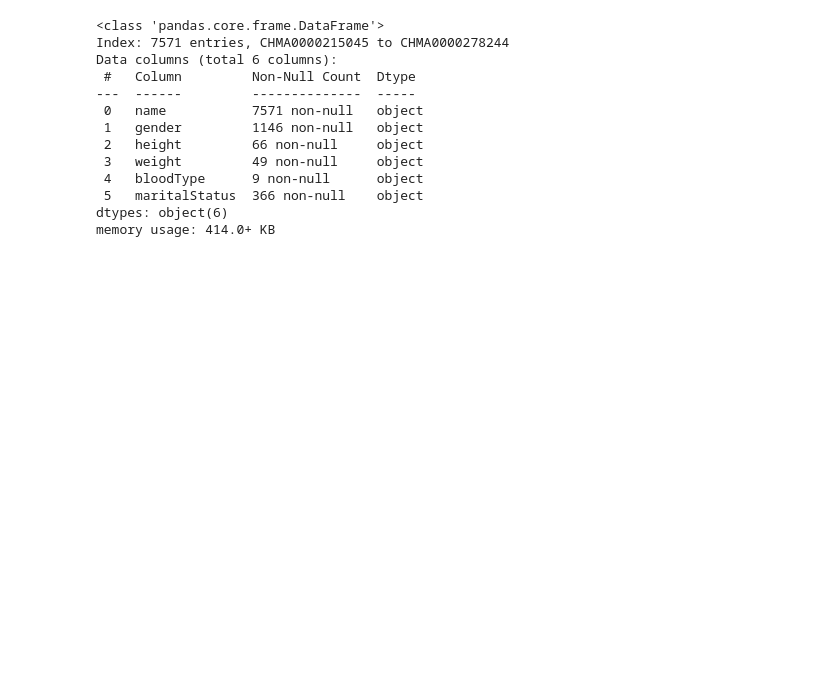
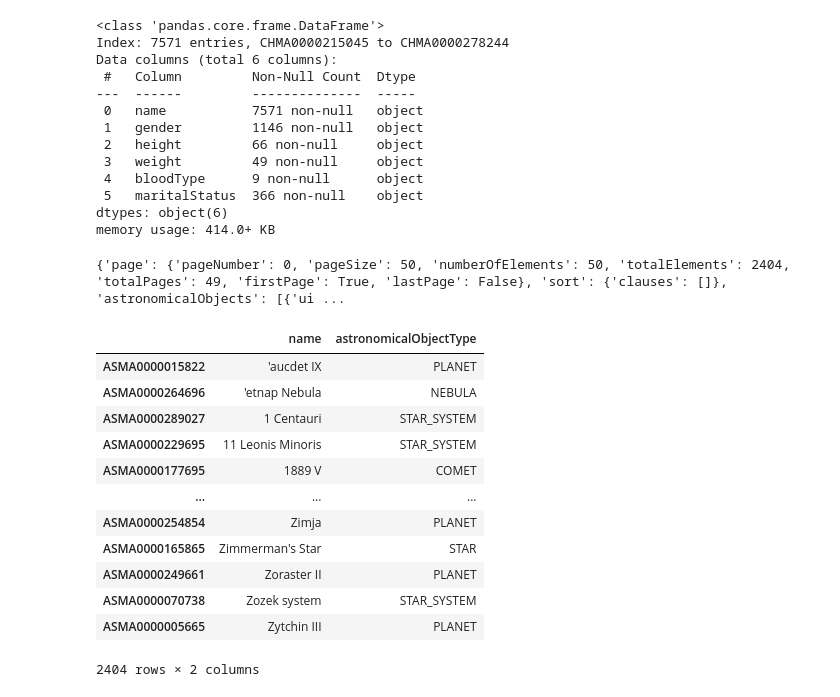
Before and after one commit to wesiswes629/wookiestapi, a Jupyter notebook: strek/notebooks/startrek.ipynb, the cells around one changed output. Cells and saved outputs as stored; diff of their text form; code cells hidden in the pictures; blank space fills up the shorter version.

Commit message:
st astronomical objects parquet

```diff
--- a/strek/notebooks/startrek.ipynb
+++ b/strek/notebooks/startrek.ipynb
@@ -116,3 +116,52 @@ memory usage: 414.0+ KB
 # save star trek characters to parquet
 
 st_chars.to_parquet('C:/Users/musta/Documents/DA8/Capstone/wookiestapi/WPscraped/StarTrek_Characters.parquet', index=False)
+# %%
+# try search for astronomical objects
+
+criteria = stapi.search_criteria.AstronomicalObjectSearchCriteria(pageNumber=0, pageSize=500, sort="")
+response = stapi.RestClient().astronomicalObject.search(criteria)
+print(response)
+# %% [output]
+{'page': {'pageNumber': 0, 'pageSize': 50, 'numberOfElements': 50, 'totalElements': 2404, 'totalPages': 49, 'firstPage': True, 'lastPage': False}, 'sort': {'clauses': []}, 'astronomicalObjects': [{'ui ...
+# %%
+# creating a loop to run continuously to pull all astronomical objects to a dictionary
+
+astronomical_objects = {}
+page_number = 0
+page_size = 100
+
+while True:
+    criteria = stapi.search_criteria.AstronomicalObjectSearchCriteria(pageNumber=page_number, pageSize=page_size, sort="")
+    response = stapi.RestClient().astronomicalObject.search(criteria)
+    if not response['astronomicalObjects']:
+        break
+    for astronomical_object in response['astronomicalObjects']:
+        astronomical_objects[astronomical_object['uid']] = {
+            'name': astronomical_object['name'],
+            'astronomicalObjectType': astronomical_object.get('astronomicalObjectType')
+        }
+    page_number += 1
+# %%
+# create a dataframe from the star trek astronomical dictionary
+st_astro = pd.DataFrame(astronomical_objects)
+
+# transpose dataframe
+st_astro = st_astro.T
+# %%
+# view dataframe
+st_astro
+# %% [output]
+|  | name | astronomicalObjectType |
+| ASMA0000015822 | 'aucdet IX | PLANET |
+| ASMA0000264696 | 'etnap Nebula | NEBULA |
+| ASMA0000289027 | 1 Centauri | STAR_SYSTEM |
+| ASMA0000229695 | 11 Leonis Minoris | STAR_SYSTEM |
+| ASMA0000177695 | 1889 V | COMET |
+| ... | ... | ... |
+| ASMA0000254854 | Zimja | PLANET |
+| ASMA0000165865 | Zimmerman's Star | STAR |
+| ASMA0000249661 | Zoraster II | PLANET |
+| ASMA0000070738 | Zozek system | STAR_SYSTEM |
+| ASMA0000005665 | Zytchin III | PLANET |
+2404 rows × 2 columns
```
Also changed, not shown: parts of 2 cells of this notebook, 1 other file.
